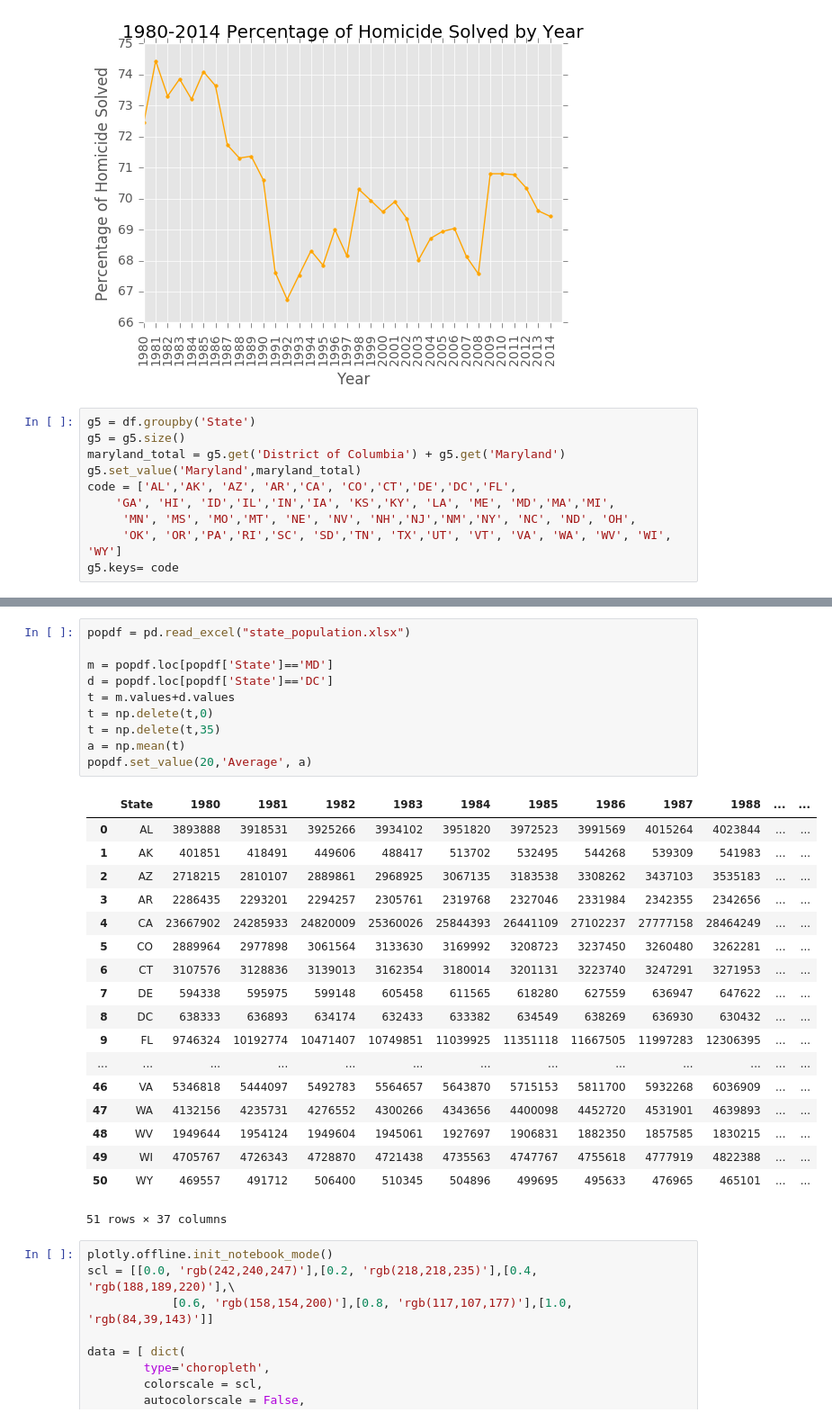
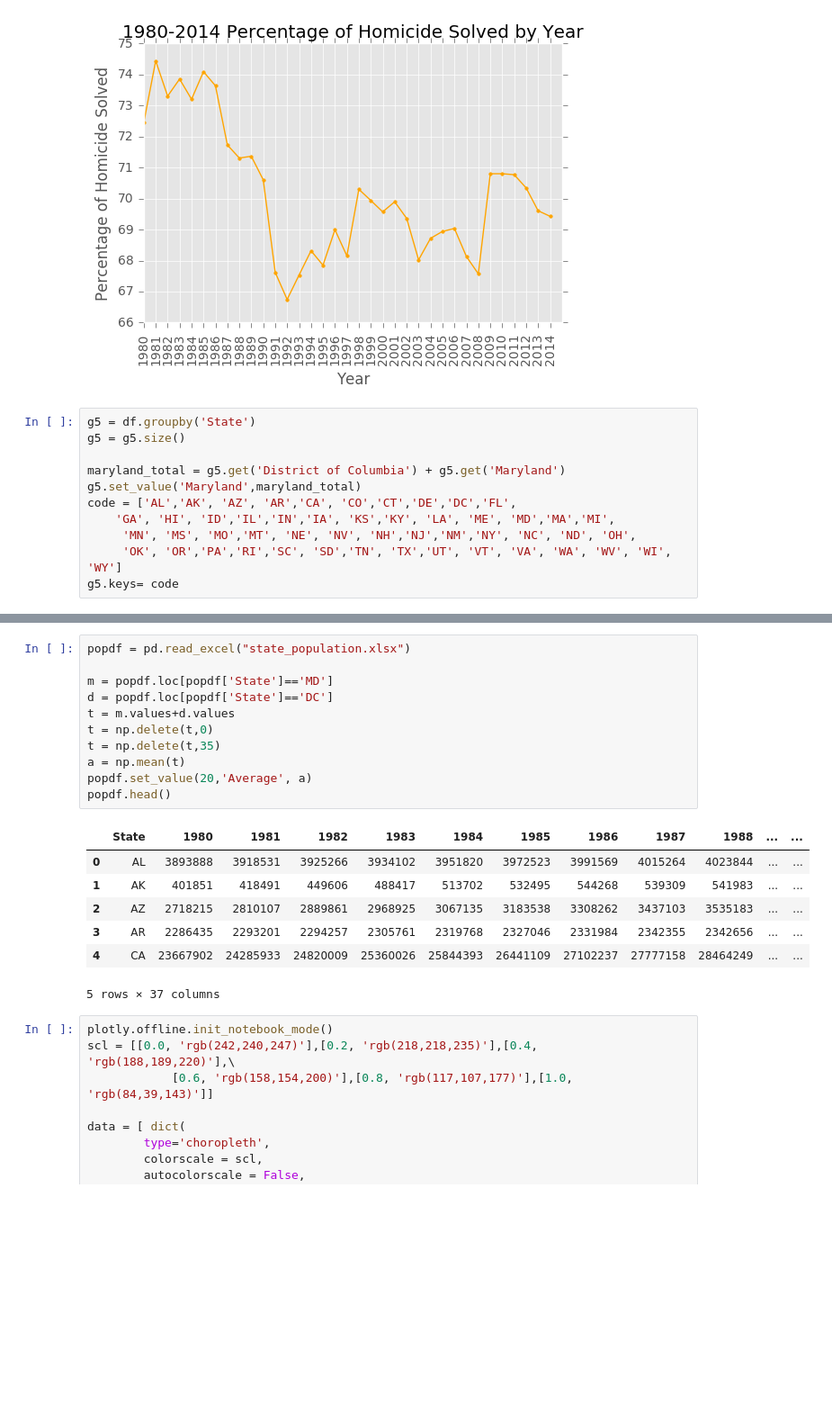
Before and after one commit to nicole72382/nicole72382.github.io, a Jupyter notebook: Final Tutorial.ipynb, the cells around one changed output, grey strips where cells are left out. Shown at 90% size. Cells and saved outputs as stored; diff of their text form; blank space fills up the shorter version.

```diff
--- a/Final Tutorial.ipynb
+++ b/Final Tutorial.ipynb
@@ -149,6 +161,7 @@ plt.show()
 # %%
 g5 = df.groupby('State')
 g5 = g5.size()
+
 maryland_total = g5.get('District of Columbia') + g5.get('Maryland')
 g5.set_value('Maryland',maryland_total)
 code = ['AL','AK', 'AZ', 'AR','CA', 'CO','CT','DE','DC','FL',
@@ -196,32 +209,22 @@ plotly.offline.iplot( fig )
 # %%
 popdf = pd.read_excel("state_population.xlsx")
 
 m = popdf.loc[popdf['State']=='MD']
 d = popdf.loc[popdf['State']=='DC']
 t = m.values+d.values
 t = np.delete(t,0)
 t = np.delete(t,35)
 a = np.mean(t)
 popdf.set_value(20,'Average', a)
+popdf.head()
 # %% [output]
 |  | State | 1980 | 1981 | 1982 | 1983 | 1984 | 1985 | 1986 | 1987 | 1988 | ... | ... |
 | 0 | AL | 3893888 | 3918531 | 3925266 | 3934102 | 3951820 | 3972523 | 3991569 | 4015264 | 4023844 | ... | ... |
 | 1 | AK | 401851 | 418491 | 449606 | 488417 | 513702 | 532495 | 544268 | 539309 | 541983 | ... | ... |
 | 2 | AZ | 2718215 | 2810107 | 2889861 | 2968925 | 3067135 | 3183538 | 3308262 | 3437103 | 3535183 | ... | ... |
 | 3 | AR | 2286435 | 2293201 | 2294257 | 2305761 | 2319768 | 2327046 | 2331984 | 2342355 | 2342656 | ... | ... |
 | 4 | CA | 23667902 | 24285933 | 24820009 | 25360026 | 25844393 | 26441109 | 27102237 | 27777158 | 28464249 | ... | ... |
-| 5 | CO | 2889964 | 2977898 | 3061564 | 3133630 | 3169992 | 3208723 | 3237450 | 3260480 | 3262281 | ... | ... |
-| 6 | CT | 3107576 | 3128836 | 3139013 | 3162354 | 3180014 | 3201131 | 3223740 | 3247291 | 3271953 | ... | ... |
-| 7 | DE | 594338 | 595975 | 599148 | 605458 | 611565 | 618280 | 627559 | 636947 | 647622 | ... | ... |
-| 8 | DC | 638333 | 636893 | 634174 | 632433 | 633382 | 634549 | 638269 | 636930 | 630432 | ... | ... |
-| 9 | FL | 9746324 | 10192774 | 10471407 | 10749851 | 11039925 | 11351118 | 11667505 | 11997283 | 12306395 | ... | ... |
-| ... | ... | ... | ... | ... | ... | ... | ... | ... | ... | ... | ... | ... |
-| 46 | VA | 5346818 | 5444097 | 5492783 | 5564657 | 5643870 | 5715153 | 5811700 | 5932268 | 6036909 | ... | ... |
-| 47 | WA | 4132156 | 4235731 | 4276552 | 4300266 | 4343656 | 4400098 | 4452720 | 4531901 | 4639893 | ... | ... |
-| 48 | WV | 1949644 | 1954124 | 1949604 | 1945061 | 1927697 | 1906831 | 1882350 | 1857585 | 1830215 | ... | ... |
-| 49 | WI | 4705767 | 4726343 | 4728870 | 4721438 | 4735563 | 4747767 | 4755618 | 4777919 | 4822388 | ... | ... |
-| 50 | WY | 469557 | 491712 | 506400 | 510345 | 504896 | 499695 | 495633 | 476965 | 465101 | ... | ... |
-51 rows × 37 columns
+5 rows × 37 columns
 # %%
 plotly.offline.init_notebook_mode()
 scl = [[0.0, 'rgb(242,240,247)'],[0.2, 'rgb(218,218,235)'],[0.4, 'rgb(188,189,220)'],\
```
Also changed, not shown: parts of 9 cells of this notebook.
